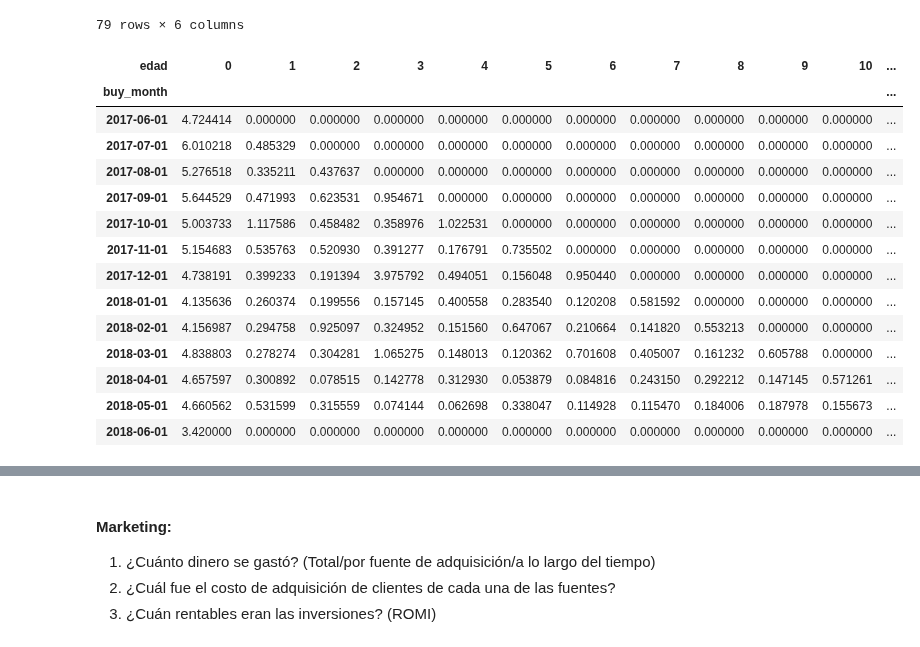
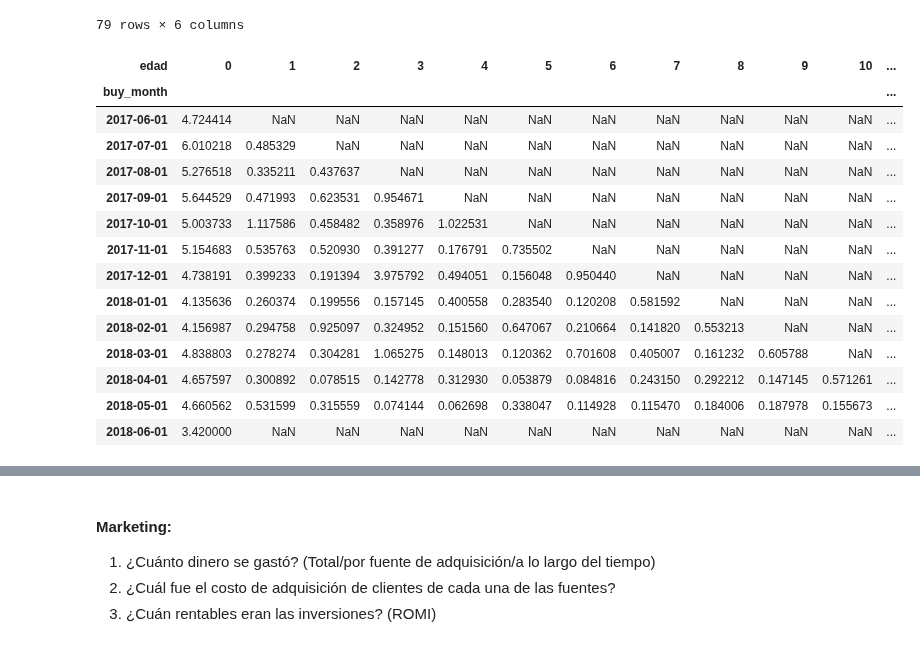
Before and after one commit to hukitan/tripleten, a Jupyter notebook: Proyectos_en_desarrollo/Proyecto 9/proyecto_9.ipynb, the cells around one changed output, grey strips where cells are left out. Cells and saved outputs as stored; diff of their text form; code cells hidden in the pictures.

```diff
--- a/Proyectos_en_desarrollo/Proyecto 9/proyecto_9.ipynb
+++ b/Proyectos_en_desarrollo/Proyecto 9/proyecto_9.ipynb
@@ -461,27 +461,27 @@ ltv['ltv'] = cohortes2["revenue"]["sum"] / ltv['n_usuarios_cohrt']
 # %%
 # hacer pivot table y el heatmap
 # agg suma
 
 ltv_pivot = ltv.pivot_table(index="buy_month", columns="edad", values="ltv", aggfunc="sum")
 
-ltv_pivot.fillna(0, inplace=True)
+#ltv_pivot.fillna(0, inplace=True)
 ltv_pivot
 # %% [output]
 | edad | 0 | 1 | 2 | 3 | 4 | 5 | 6 | 7 | 8 | 9 | 10 | ... |
 | buy_month |  |  |  |  |  |  |  |  |  |  |  | ... |
-| 2017-06-01 | 4.724414 | 0.000000 | 0.000000 | 0.000000 | 0.000000 | 0.000000 | 0.000000 | 0.000000 | 0.000000 | 0.000000 | 0.000000 | ... |
-| 2017-07-01 | 6.010218 | 0.485329 | 0.000000 | 0.000000 | 0.000000 | 0.000000 | 0.000000 | 0.000000 | 0.000000 | 0.000000 | 0.000000 | ... |
-| 2017-08-01 | 5.276518 | 0.335211 | 0.437637 | 0.000000 | 0.000000 | 0.000000 | 0.000000 | 0.000000 | 0.000000 | 0.000000 | 0.000000 | ... |
-| 2017-09-01 | 5.644529 | 0.471993 | 0.623531 | 0.954671 | 0.000000 | 0.000000 | 0.000000 | 0.000000 | 0.000000 | 0.000000 | 0.000000 | ... |
-| 2017-10-01 | 5.003733 | 1.117586 | 0.458482 | 0.358976 | 1.022531 | 0.000000 | 0.000000 | 0.000000 | 0.000000 | 0.000000 | 0.000000 | ... |
-| 2017-11-01 | 5.154683 | 0.535763 | 0.520930 | 0.391277 | 0.176791 | 0.735502 | 0.000000 | 0.000000 | 0.000000 | 0.000000 | 0.000000 | ... |
-| 2017-12-01 | 4.738191 | 0.399233 | 0.191394 | 3.975792 | 0.494051 | 0.156048 | 0.950440 | 0.000000 | 0.000000 | 0.000000 | 0.000000 | ... |
-| 2018-01-01 | 4.135636 | 0.260374 | 0.199556 | 0.157145 | 0.400558 | 0.283540 | 0.120208 | 0.581592 | 0.000000 | 0.000000 | 0.000000 | ... |
-| 2018-02-01 | 4.156987 | 0.294758 | 0.925097 | 0.324952 | 0.151560 | 0.647067 | 0.210664 | 0.141820 | 0.553213 | 0.000000 | 0.000000 | ... |
-| 2018-03-01 | 4.838803 | 0.278274 | 0.304281 | 1.065275 | 0.148013 | 0.120362 | 0.701608 | 0.405007 | 0.161232 | 0.605788 | 0.000000 | ... |
+| 2017-06-01 | 4.724414 | NaN | NaN | NaN | NaN | NaN | NaN | NaN | NaN | NaN | NaN | ... |
+| 2017-07-01 | 6.010218 | 0.485329 | NaN | NaN | NaN | NaN | NaN | NaN | NaN | NaN | NaN | ... |
+| 2017-08-01 | 5.276518 | 0.335211 | 0.437637 | NaN | NaN | NaN | NaN | NaN | NaN | NaN | NaN | ... |
+| 2017-09-01 | 5.644529 | 0.471993 | 0.623531 | 0.954671 | NaN | NaN | NaN | NaN | NaN | NaN | NaN | ... |
+| 2017-10-01 | 5.003733 | 1.117586 | 0.458482 | 0.358976 | 1.022531 | NaN | NaN | NaN | NaN | NaN | NaN | ... |
+| 2017-11-01 | 5.154683 | 0.535763 | 0.520930 | 0.391277 | 0.176791 | 0.735502 | NaN | NaN | NaN | NaN | NaN | ... |
+| 2017-12-01 | 4.738191 | 0.399233 | 0.191394 | 3.975792 | 0.494051 | 0.156048 | 0.950440 | NaN | NaN | NaN | NaN | ... |
+| 2018-01-01 | 4.135636 | 0.260374 | 0.199556 | 0.157145 | 0.400558 | 0.283540 | 0.120208 | 0.581592 | NaN | NaN | NaN | ... |
+| 2018-02-01 | 4.156987 | 0.294758 | 0.925097 | 0.324952 | 0.151560 | 0.647067 | 0.210664 | 0.141820 | 0.553213 | NaN | NaN | ... |
+| 2018-03-01 | 4.838803 | 0.278274 | 0.304281 | 1.065275 | 0.148013 | 0.120362 | 0.701608 | 0.405007 | 0.161232 | 0.605788 | NaN | ... |
 | 2018-04-01 | 4.657597 | 0.300892 | 0.078515 | 0.142778 | 0.312930 | 0.053879 | 0.084816 | 0.243150 | 0.292212 | 0.147145 | 0.571261 | ... |
 | 2018-05-01 | 4.660562 | 0.531599 | 0.315559 | 0.074144 | 0.062698 | 0.338047 | 0.114928 | 0.115470 | 0.184006 | 0.187978 | 0.155673 | ... |
-| 2018-06-01 | 3.420000 | 0.000000 | 0.000000 | 0.000000 | 0.000000 | 0.000000 | 0.000000 | 0.000000 | 0.000000 | 0.000000 | 0.000000 | ... |
+| 2018-06-01 | 3.420000 | NaN | NaN | NaN | NaN | NaN | NaN | NaN | NaN | NaN | NaN | ... |
 # %%
 
 plt.figure(figsize=(13, 9))
```
Also changed, not shown: parts of 1 cell of this notebook.
